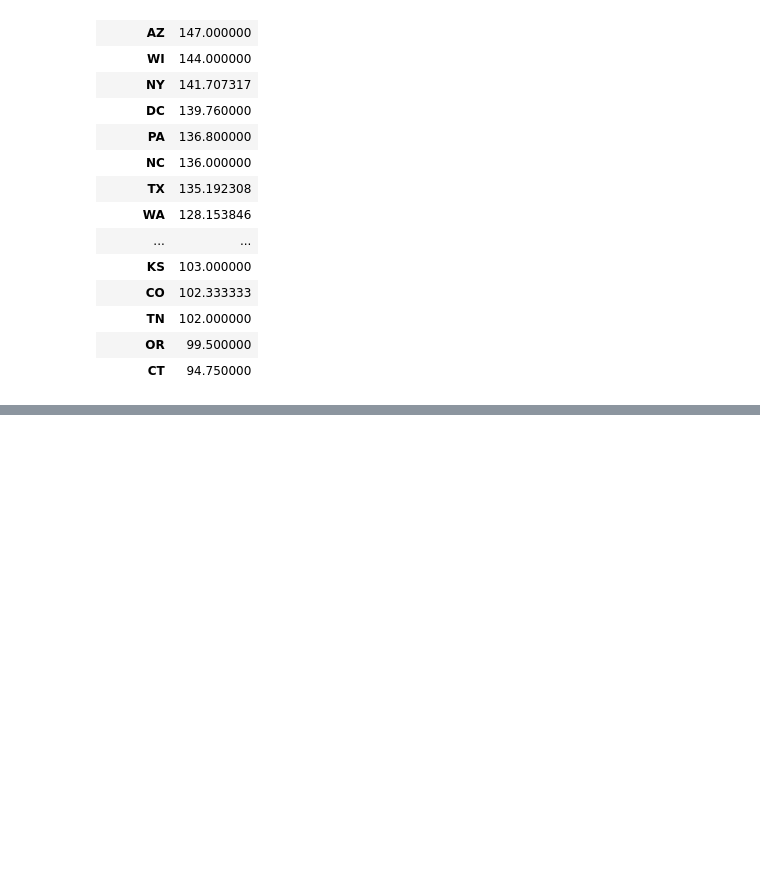
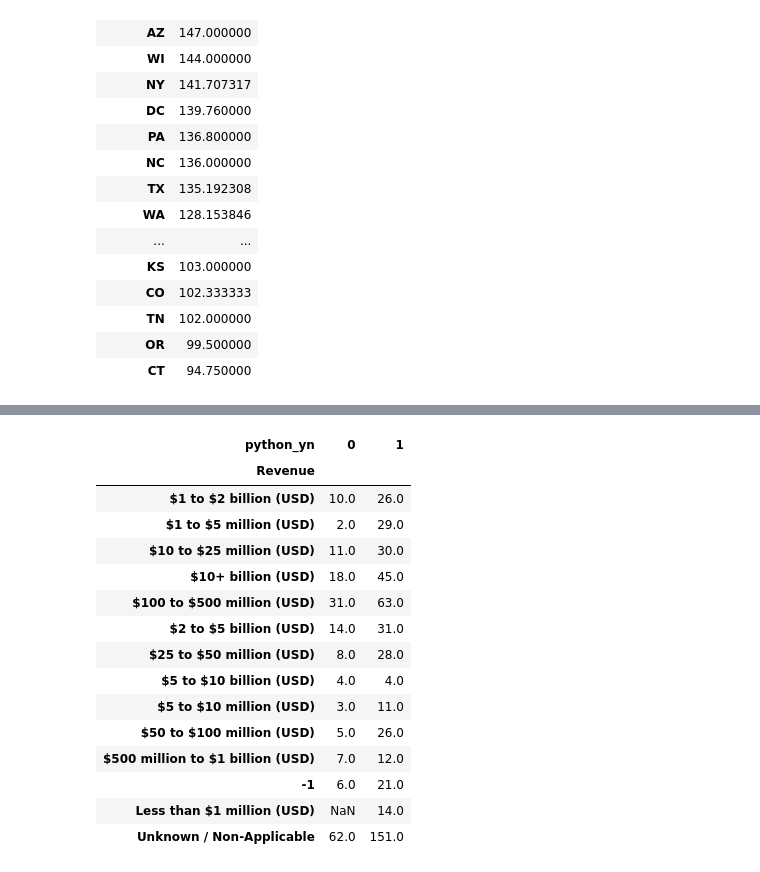
Before and after one commit to adityapoojary/ds_salary_proj, a Jupyter notebook: salary.ipynb, the cells around one changed output, grey strips where cells are left out. Cells and saved outputs as stored; diff of their text form; code cells hidden in the pictures; blank space fills up the shorter version.

```diff
--- a/salary.ipynb
+++ b/salary.ipynb
@@ -372,0 +428,19 @@ pd.pivot_table(df[df.job_simp=='data scientist'],index='job_state',values = 'avg
+# %%
+pd.pivot_table(df_pivots,index = 'Revenue',columns = 'python_yn',values = 'avg_salary',aggfunc='count')
+# %% [output]
+| python_yn | 0 | 1 |
+| Revenue |  |  |
+| $1 to $2 billion (USD) | 10.0 | 26.0 |
+| $1 to $5 million (USD) | 2.0 | 29.0 |
+| $10 to $25 million (USD) | 11.0 | 30.0 |
+| $10+ billion (USD) | 18.0 | 45.0 |
+| $100 to $500 million (USD) | 31.0 | 63.0 |
+| $2 to $5 billion (USD) | 14.0 | 31.0 |
+| $25 to $50 million (USD) | 8.0 | 28.0 |
+| $5 to $10 billion (USD) | 4.0 | 4.0 |
+| $5 to $10 million (USD) | 3.0 | 11.0 |
+| $50 to $100 million (USD) | 5.0 | 26.0 |
+| $500 million to $1 billion (USD) | 7.0 | 12.0 |
+| -1 | 6.0 | 21.0 |
+| Less than $1 million (USD) | NaN | 14.0 |
+| Unknown / Non-Applicable | 62.0 | 151.0 |
```
Also changed, not shown: parts of 12 cells of this notebook.
